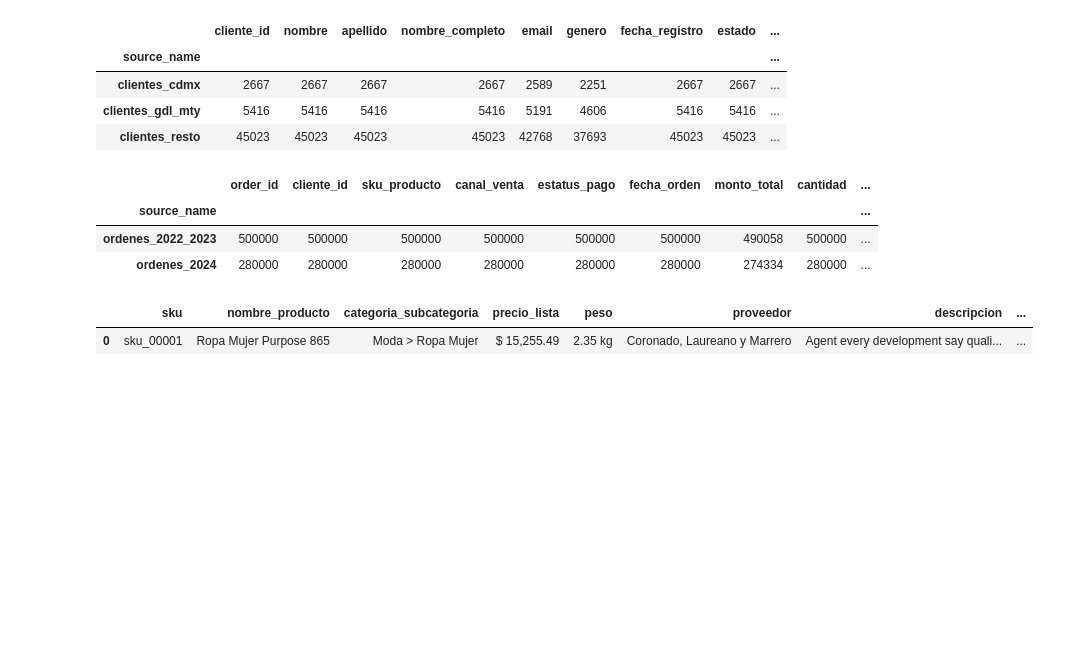
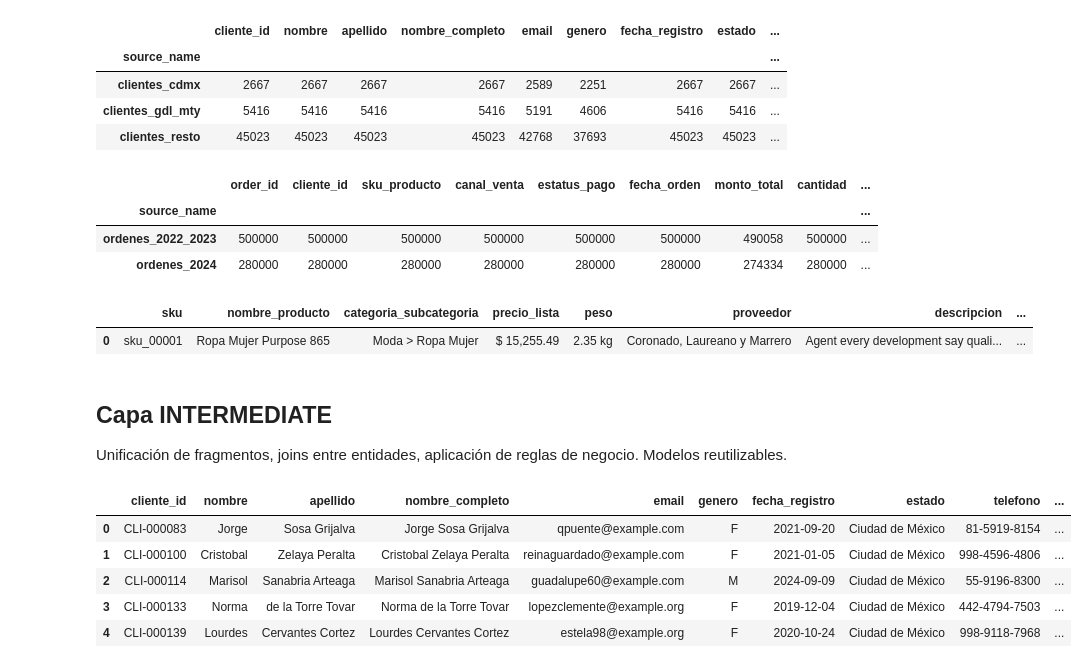
Before and after one commit to Corderodedios182/Capa_analitica_ecommerces_retail, a Jupyter notebook: entorno_dev/notebooks/01_validacion_file_utils.ipynb, the cells around one changed output. Cells and saved outputs as stored; diff of their text form; code cells hidden in the pictures; blank space fills up the shorter version.

```diff
--- a/entorno_dev/notebooks/01_validacion_file_utils.ipynb
+++ b/entorno_dev/notebooks/01_validacion_file_utils.ipynb
@@ -103,0 +102,4 @@ df_catalogos.head(1)
+# %% [markdown]
+## Capa INTERMEDIATE
+
+Unificación de fragmentos, joins entre entidades, aplicación de reglas de negocio. Modelos reutilizables.
@@ -103,0 +110,13 @@ df_catalogos.head(1)
+# %%
+#Regla 4: Definición de Cliente Activo
+#Regla 5: Segmentación de Valor de Cliente
+#Regla 7: Cliente Recurrente
+
+df_clientes.head()
+# %% [output]
+|  | cliente_id | nombre | apellido | nombre_completo | email | genero | fecha_registro | estado | telefono | ... |
+| 0 | CLI-000083 | Jorge | Sosa Grijalva | Jorge Sosa Grijalva | qpuente@example.com | F | 2021-09-20 | Ciudad de México | 81-5919-8154 | ... |
+| 1 | CLI-000100 | Cristobal | Zelaya Peralta | Cristobal Zelaya Peralta | reinaguardado@example.com | F | 2021-01-05 | Ciudad de México | 998-4596-4806 | ... |
+| 2 | CLI-000114 | Marisol | Sanabria Arteaga | Marisol Sanabria Arteaga | guadalupe60@example.com | M | 2024-09-09 | Ciudad de México | 55-9196-8300 | ... |
+| 3 | CLI-000133 | Norma | de la Torre Tovar | Norma de la Torre Tovar | lopezclemente@example.org | F | 2019-12-04 | Ciudad de México | 442-4794-7503 | ... |
+| 4 | CLI-000139 | Lourdes | Cervantes Cortez | Lourdes Cervantes Cortez | estela98@example.org | F | 2020-10-24 | Ciudad de México | 998-9118-7968 | ... |
```
Also changed, not shown: parts of 5 cells of this notebook.
